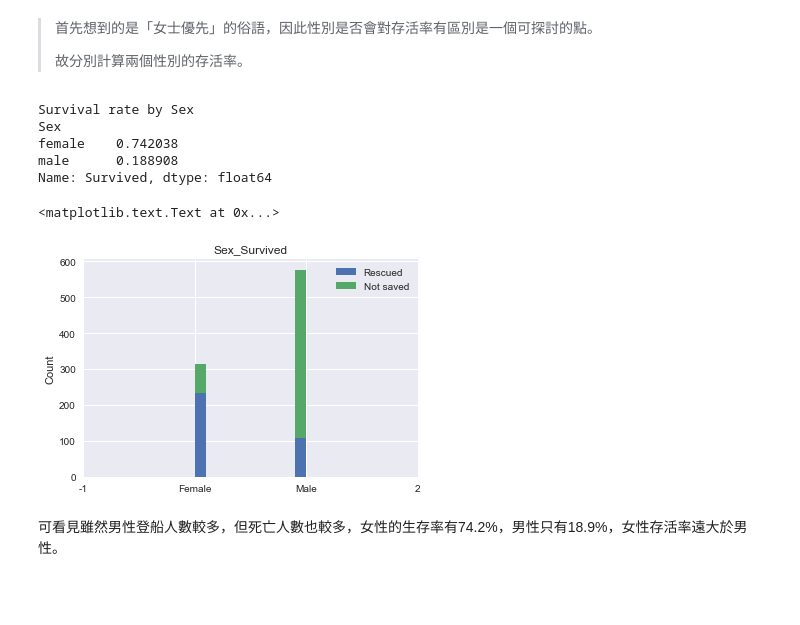
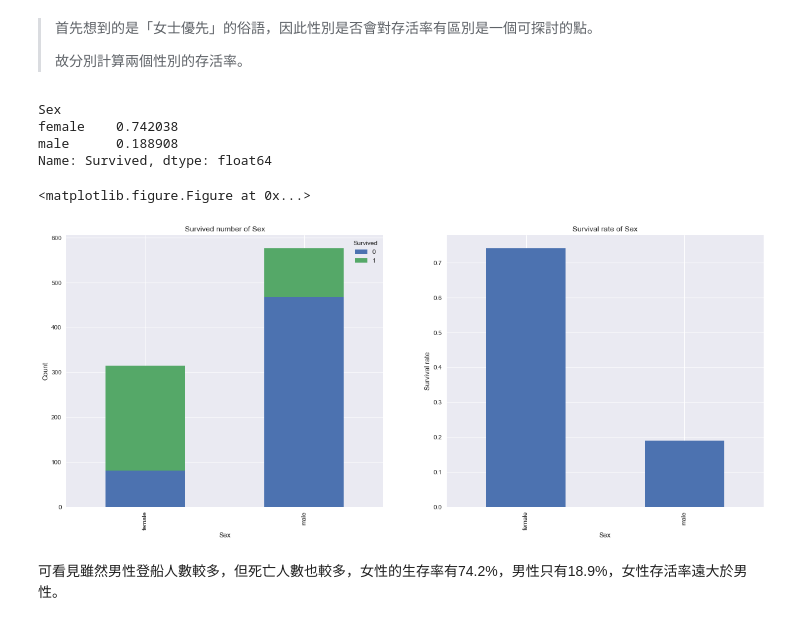
Before and after one commit to shockwave92/NDml-P4, a Jupyter notebook: Titanic_survive.ipynb, the cells around one changed output. Cells and saved outputs as stored; diff of their text form; code cells hidden in the pictures; blank space fills up the shorter version.

```diff
--- a/Titanic_survive.ipynb
+++ b/Titanic_survive.ipynb
@@ -147,6 +154,10 @@ def mean_by_group(group_by,name):
     '''calculate mean of some values by group'''
     return df.groupby(group_by)[name].mean()
 
+def count_by_group(group_by,name):
+    '''calculate number of some values by group'''
+    return df.groupby(group_by)[name].count()
+
 def make_pie(group_by):
     '''make pie chart'''
     return group_by.plot.pie(figsize=(6,6),autopct='%.2f%%')
@@ -163,29 +174,33 @@ plt.legend(labels=['Not saved','Saved'])
 >首先想到的是「女士優先」的俗語，因此性別是否會對存活率有區別是一個可探討的點。
 >
 >故分別計算兩個性別的存活率。
-# %%
-#calculate survival rate by Pclass
-print 'Survival rate by Sex'
-print survival_rate_by_group('Sex')
-#set data
-df_s0 = df['Sex_num'][df['Survived'] == 0]
-df_s1 = df['Sex_num'][df['Survived'] == 1]
-#plot
-plt.hist([df_s1,df_s0],
-        stacked=True,
-        label=['Rescued','Not saved'])
-plt.xticks([-1,0,1,2],[-1,'Female','Male',2])
-plt.ylabel('Count')
-plt.legend()
-plt.title('Sex_Survived')
-# %% [output]
-Survival rate by Sex
-Sex
-female    0.742038
-male      0.188908
-Name: Survived, dtype: float64
-<matplotlib.text.Text at 0x...>
-[figure, removed]
+# %%
+survival_rate_by_group('Sex')
+# %% [output]
+Sex
+female    0.742038
+male      0.188908
+Name: Survived, dtype: float64
+# %%
+#calculate survival rate by Pclass
+plt.figure(figsize = (12, 5))
+f,(ax1,ax2) = plt.subplots(1, 2)
+f.set_size_inches((20, 8))
+count_by_group(['Sex','Survived'],'PassengerId').unstack().plot(kind='bar',
+                                                                ax = ax1,
+                                                                stacked = True
+                                                              )
+ax1.set_title('Survived number of Sex')
+ax1.set_ylabel('Count')
+
+survival_rate_by_group('Sex').plot(kind = 'bar', ax = ax2)
+ax2.set_title('Survival rate of Sex')
+ax2.set_ylabel('Survival rate')
+
+plt.show()
+# %% [output]
+<matplotlib.figure.Figure at 0x...>
+[figure, added]
 # %% [markdown]
 可看見雖然男性登船人數較多，但死亡人數也較多，女性的生存率有74.2%，男性只有18.9%，女性存活率遠大於男性。
 # %% [markdown]
```
Also changed, not shown: parts of 14 cells of this notebook, 1 other file.
